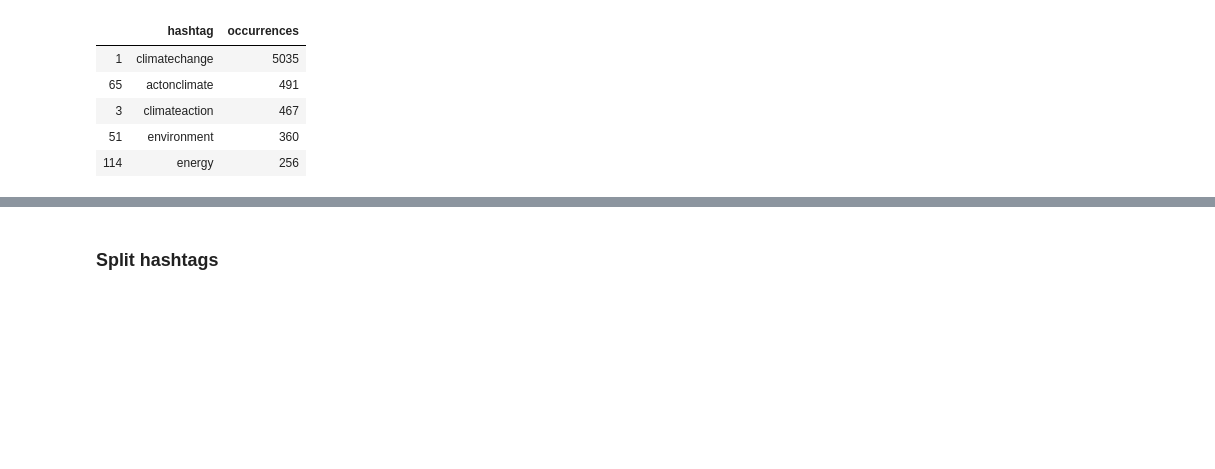
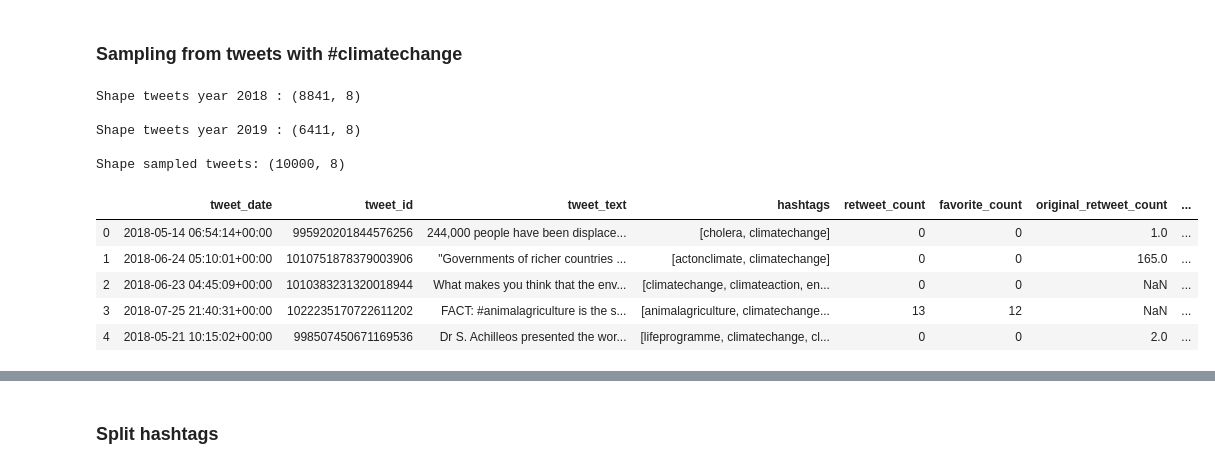
Before and after one commit to Mmiglio/ClimateAction, a Jupyter notebook: hashtag_analysis.ipynb, the cells around one changed output, grey strips where cells are left out. Cells and saved outputs as stored; diff of their text form; code cells hidden in the pictures; blank space fills up the shorter version.

```diff
--- a/hashtag_analysis.ipynb
+++ b/hashtag_analysis.ipynb
@@ -53,9 +65,42 @@ hash_post_climate = filter_dataset(tweets, year=2019, words=[], n_max=25, n_min=
-# %%
-hash_pre_climate.head()
-# %% [output]
-|  | hashtag | occurrences |
-| 1 | climatechange | 5035 |
-| 65 | actonclimate | 491 |
-| 3 | climateaction | 467 |
-| 51 | environment | 360 |
-| 114 | energy | 256 |
+# %% [markdown]
+### Sampling from tweets with #climatechange
+# %%
+# Define container for each year tweet
+tweets_year = {2018: None, 2019: None}
+# Define hashtags finder
+find_hash = lambda x: bool(set(re.findall(r'#(\w+)', x.lower())) & set(['climatechange']))
+# Make random sampling of tweets in either 2017 and 2018
+for curr_year in tweets_year.keys():
+    # Create a new empty tweets dataset
+    curr_tweets = Tweets()
+    # Subset current year tweets
+    climate_mask = tweets[curr_year].df.tweet_text.apply(find_hash).values
+    print('Shape tweets year', curr_year, ':', tweets[curr_year].df[climate_mask].shape)
+    print()
+    # Make samples on dataset indexes
+    curr_tweets.df = tweets[curr_year].df[climate_mask].sample(
+        n=5000,
+        random_state=42,
+        replace=False,
+        axis=0
+    )
+    # Store sampled tweets
+    tweets_year[curr_year] = curr_tweets
+
+# Create a new sampled tweets dataset
+tweets_sampled = Tweets()
+tweets_sampled.df = pd.concat([tw.df for tw in tweets_year.values()], axis=0, ignore_index=True)
+print('Shape sampled tweets:', tweets_sampled.df.shape)
+tweets_sampled.df.head()
+# %% [output]
+Shape tweets year 2018 : (8841, 8)
+
+Shape tweets year 2019 : (6411, 8)
+
+Shape sampled tweets: (10000, 8)
+|  | tweet_date | tweet_id | tweet_text | hashtags | retweet_count | favorite_count | original_retweet_count | ... |
+| 0 | 2018-05-14 06:54:14+00:00 | 995920201844576256 | 244,000 people have been displace... | [cholera, climatechange] | 0 | 0 | 1.0 | ... |
+| 1 | 2018-06-24 05:10:01+00:00 | 1010751878379003906 | "Governments of richer countries ... | [actonclimate, climatechange] | 0 | 0 | 165.0 | ... |
+| 2 | 2018-06-23 04:45:09+00:00 | 1010383231320018944 | What makes you think that the env... | [climatechange, climateaction, en... | 0 | 0 | NaN | ... |
+| 3 | 2018-07-25 21:40:31+00:00 | 1022235170722611202 | FACT: #animalagriculture is the s... | [animalagriculture, climatechange... | 13 | 12 | NaN | ... |
+| 4 | 2018-05-21 10:15:02+00:00 | 998507450671169536 | Dr S. Achilleos presented the wor... | [lifeprogramme, climatechange, cl... | 0 | 0 | 2.0 | ... |
```
Also changed, not shown: parts of 23 cells of this notebook, 11 other files.
